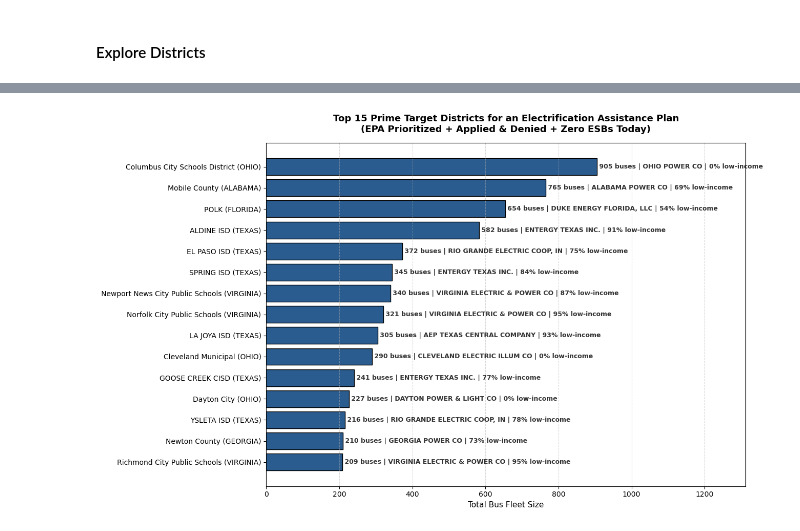
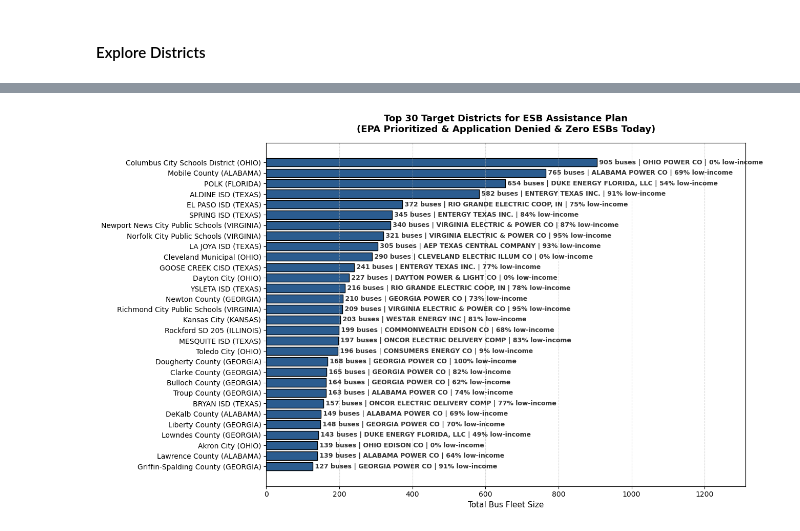
Before and after one commit to dgrasman/magic-school-bus, a Jupyter notebook: msb.ipynb, the cells around one changed output, grey strips where cells are left out. Saved outputs shown, nothing was run; the diff lists cells and outputs as text; code cells hidden in the pictures.

```diff
--- a/msb.ipynb
+++ b/msb.ipynb
@@ -710,52 +438,43 @@ Found 201 prime target districts nationwide!
 # %%
-
-
-top_15 = target_districts.head(15).sort_values(
-    by="2a. Total number of buses", ascending=True
-)
+top_districts = target_districts.head(30).sort_values(by="Fleet_Size", ascending=True)
 
 fig, ax = plt.subplots(figsize=(13, 8))
 
+# horizontal bar
 bars = ax.barh(
-    top_15["1b. Local Education Agency (LEA) or entity name"]
-    + " ("
-    + top_15["1a. State"]
-    + ")",
-    top_15["2a. Total number of buses"],
+    top_districts["District_Name"] + " (" + top_districts["State"] + ")",
+    top_districts["Fleet_Size"],
     color="#2b5c8f",
     edgecolor="black",
 )
 
-# Annotate each bar with utility and poverty rate
-for bar, (_, row) in zip(bars, top_15.iterrows()):
+# bar annotations
+for bar, (_, row) in zip(bars, top_districts.iterrows()):
     w = bar.get_width()
-    util = str(row["Primary Utility"])[:28]
-    lunch = int(
-        row[
-            "4e. Percentage of students in district eligible for free or reduced price lunch"
-        ]
-    )
+    util = str(row["Primary_Utility"])[:28]
+    lunch = int(row["Free_Lunch_Pct"])
+
     ax.annotate(
         f" {int(w)} buses | {util} | {lunch}% low-income",
         (w, bar.get_y() + bar.get_height() / 2),
         ha="left",
         va="center",
         fontsize=9,
         fontweight="bold",
         color="#333333",
     )
 
 ax.set_xlabel("Total Bus Fleet Size", fontsize=11)
 ax.set_title(
-    "Top 15 Prime Target Districts for an Electrification Assistance Plan\n"
-    "(EPA Prioritized + Applied & Denied + Zero ESBs Today)",
+    "Top 30 Target Districts for ESB Assistance Plan\n"
+    "(EPA Prioritized & Application Denied & Zero ESBs Today)",
     fontsize=13,
     fontweight="bold",
     pad=15,
 )
 ax.grid(axis="x", linestyle="--", alpha=0.5)
-ax.set_xlim(0, top_15["2a. Total number of buses"].max() * 1.45)
+ax.set_xlim(0, top_districts["Fleet_Size"].max() * 1.45)
 plt.tight_layout()
 plt.show()
 # %% [output]
-[figure, old version]
+[figure, new version]
```
Also changed, not shown: parts of 9 cells of this notebook.
